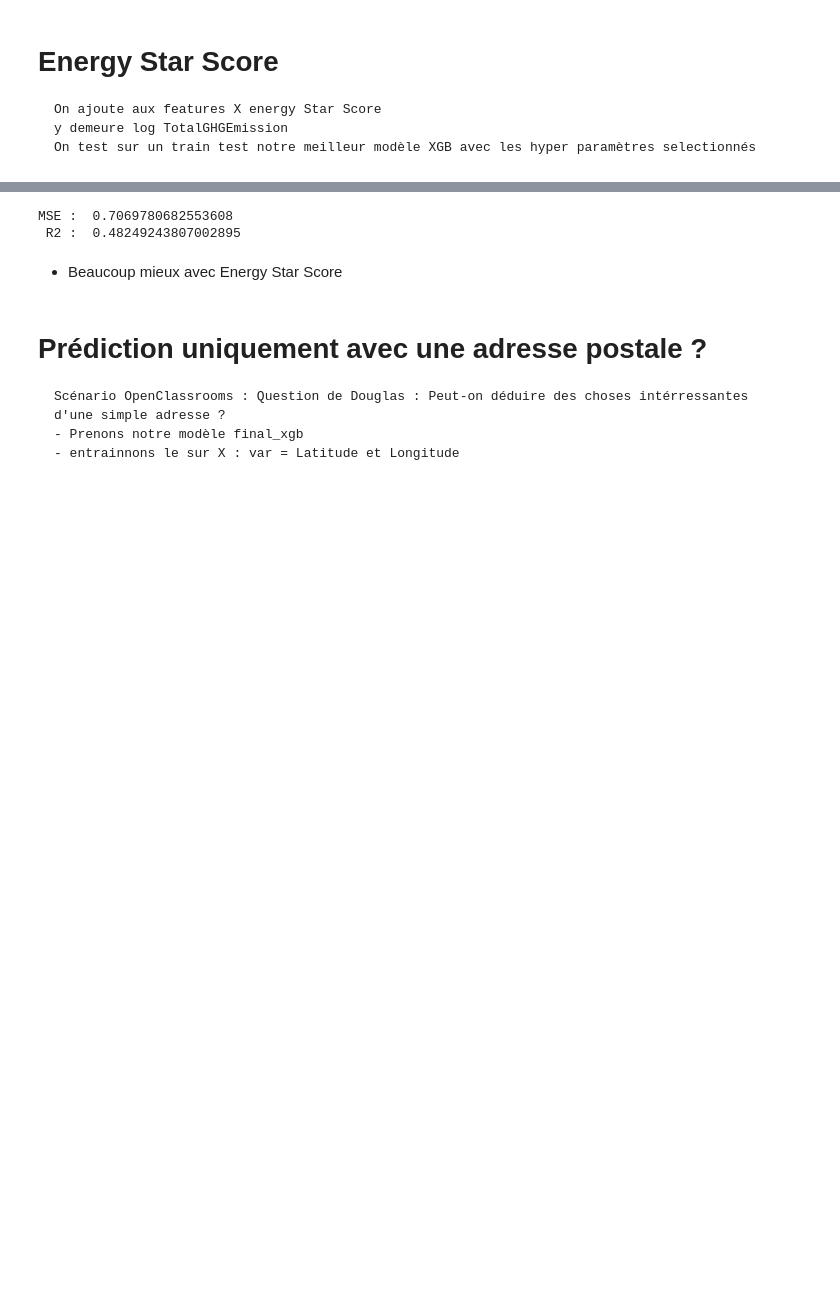
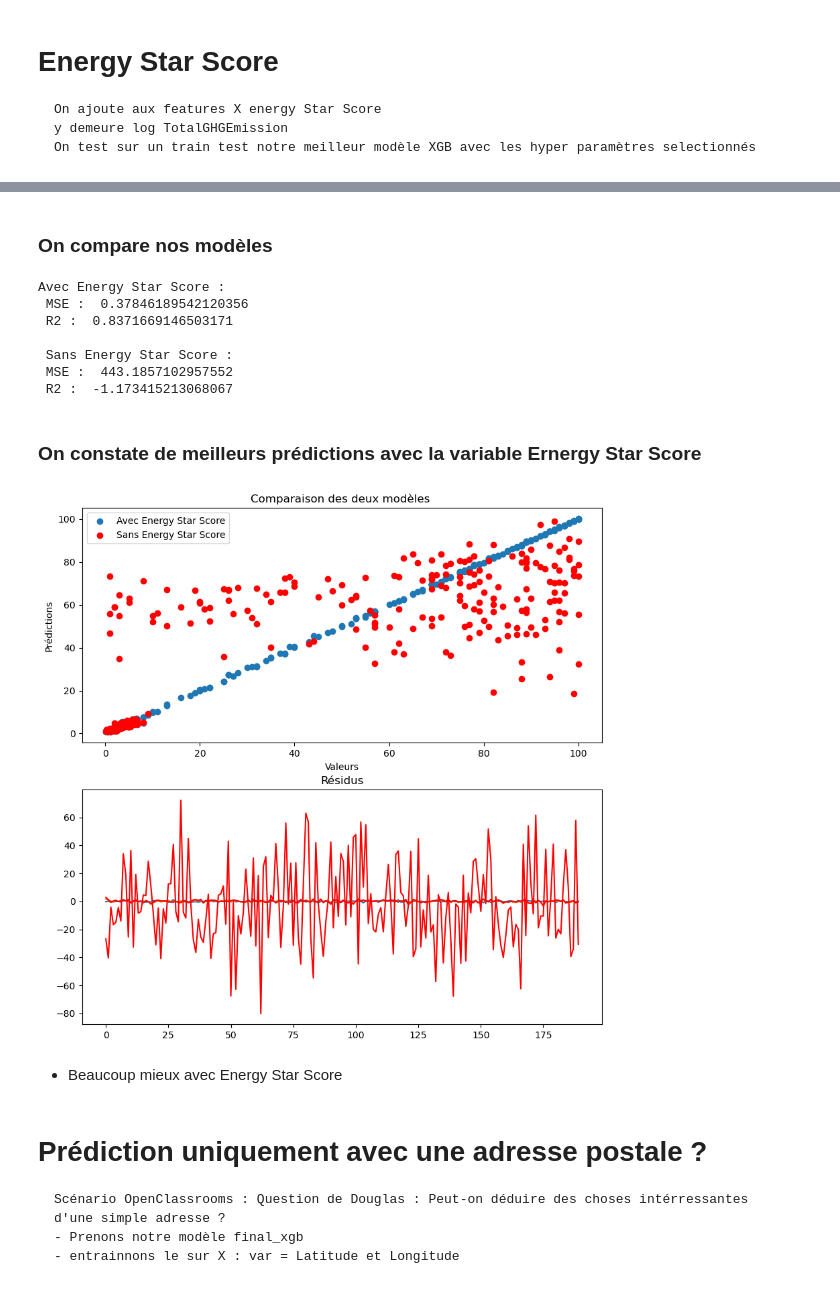
Before and after one commit to ArhurK/P4-Anticipez-les-besoins-en-consommation-de-batiments, a Jupyter notebook: Cible 1 log TotalGHGEmissions.ipynb, the cells around one changed output, grey strips where cells are left out. Cells and saved outputs as stored; diff of their text form; code cells hidden in the pictures; blank space fills up the shorter version.

```diff
--- a/Cible 1 log TotalGHGEmissions.ipynb
+++ b/Cible 1 log TotalGHGEmissions.ipynb
@@ -510,0 +495,4 @@ array([[  47.6122 , -122.33799, 1927.     , ...,    0.     ,    0.     ,
+# %%
+# On transforme en Array les deux datasets
+X_Star_Score, X_No_Score = np.array(X_Star_Score), np.array(X_No_Score)
+X_Star_Score,X_No_Score
@@ -510,0 +537,5 @@ array([[  47.6122 , -122.33799, 1927.     , ...,    0.     ,    0.     ,
+# %%
+y_Star_Score = db[['ENERGYSTARScore','log_TotalGHGEmissions']].copy()
+y_Star_Score = y_Star_Score.dropna()
+y_Star_Score = np.array(y_Star_Score)
+print('Nb de lignes y_Star_Score à prédire : ',y_Star_Score.shape[0])
@@ -511,2 +544,4 @@ array([[  47.6122 , -122.33799, 1927.     , ...,    0.     ,    0.     ,
 # %%
-X_train_2, X_test_2, y_train_2, y_test_2 = train_test_split(X_Star_Score, y, test_size=0.2 , random_state = 2023)
+# cible y demeure la même 'y_Star_Score'
+X_train_2, X_test_2, y_train_2, y_test_2 = train_test_split(X_Star_Score, y_Star_Score, test_size=0.2 , random_state = 2023)
+X_train_3, X_test_3, y_train_3, y_test_3 = train_test_split(X_No_Score, y_Star_Score, test_size=0.2 , random_state = 2023)
@@ -531,6 +554,25 @@ pred_star_score = final_xgb.predict(X_test_2)
+# %%
+# Le second sans Energy Star Score
+final_xgb.fit(X_train_3,y_train_3)
+pred_no_score = final_xgb.predict(X_test_3)
+# %% [markdown]
+### On compare nos modèles
 # %%
-print('MSE : ', mean_squared_error(pred_star_score,y_test_2),'\n',
-      'R2 : ',r2_score(pred_star_score,y_test_2))
+print(
+    'Avec Energy Star Score : \n',
+    'MSE : ', mean_squared_error(pred_star_score,y_test_2),'\n',
+    'R2 : ',r2_score(pred_star_score,y_test_2),
+    '\n\n',
+    'Sans Energy Star Score : \n',
+    'MSE : ', mean_squared_error(pred_no_score,y_test_3),'\n',
+    'R2 : ',r2_score(pred_no_score,y_test_3)
+
+)
 # %% [output]
-MSE :  0.7069780682553608
- R2 :  0.48249243807002895
+Avec Energy Star Score :
+ MSE :  0.37846189542120356
+ R2 :  0.8371669146503171
+
+ Sans Energy Star Score :
+ MSE :  443.1857102957552
+ R2 :  -1.173415213068067
@@ -543,3 +579,26 @@ plt.show()
+# %% [markdown]
+### On constate de meilleurs prédictions avec la variable Ernergy Star Score
+# %%
+plt.figure(figsize=(10,10))
+
+plt.subplot(2,1,1)
+
+plt.scatter(x= y_test_2 , y=pred_star_score,label='Avec Energy Star Score')
+plt.scatter(x= y_test_3 , y=pred_no_score,color='r',label='Sans Energy Star Score')
+plt.title('Comparaison des deux modèles ')
+plt.xlabel('Valeurs')
+plt.ylabel('Prédictions')
+plt.legend()
+
+plt.subplot(2,1,2)
+
+plt.plot(pred_star_score-y_test_2,label='Avec Energy Star Score')
+plt.plot(pred_no_score-y_test_3,color='r',label='Sans Energy Star Score')
+plt.title('Résidus')
+
+plt.show()
+# %% [output]
+[figure, added]
 # %% [markdown]
 - Beaucoup mieux avec Energy Star Score
 # %% [markdown]
```
Also changed, not shown: parts of 52 cells of this notebook, 1 other file.
